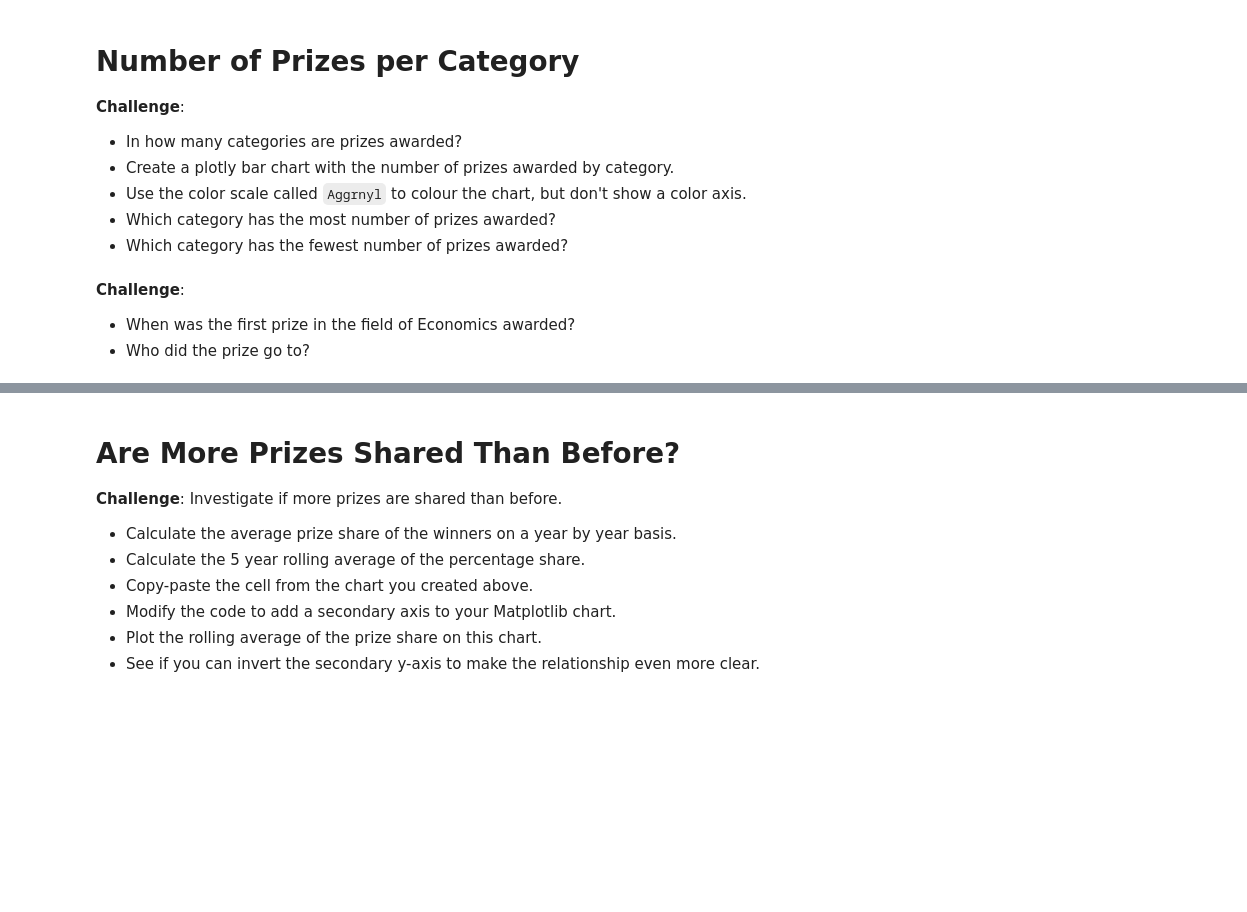
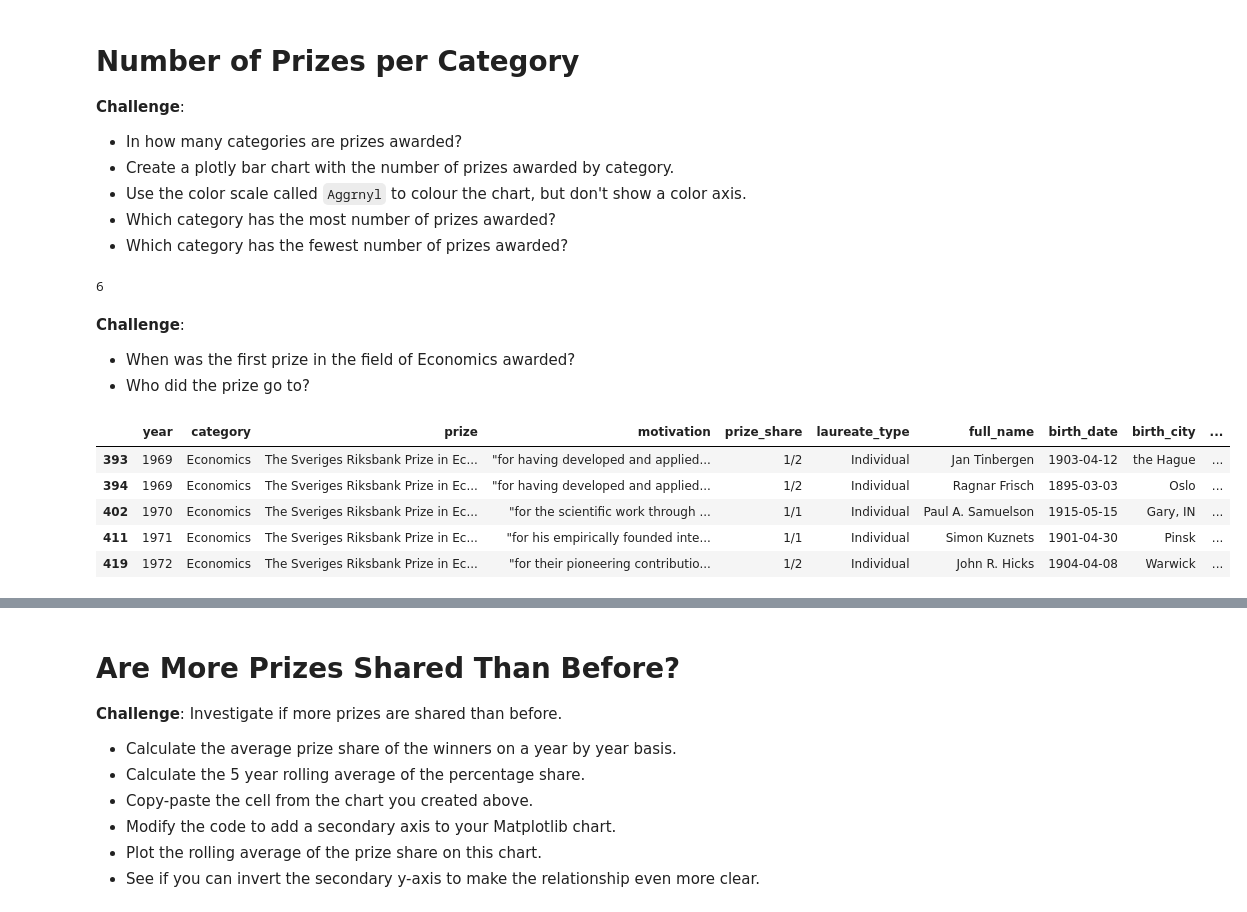
Before and after one commit to bluescreenlife/100-days-of-code, a Jupyter notebook: day_79_nobel_prize_data/Nobel_Prize_Analysis_(start).ipynb, the cells around one changed output, grey strips where cells are left out. Drawn from its saved outputs; the diff is of its cells as text; code cells hidden in the pictures; blank space fills up the shorter version.

```diff
--- a/day_79_nobel_prize_data/Nobel_Prize_Analysis_(start).ipynb
+++ b/day_79_nobel_prize_data/Nobel_Prize_Analysis_(start).ipynb
@@ -222,3 +280,8 @@ df_data.sample(5)
 * Use the color scale called `Aggrnyl` to colour the chart, but don't show a color axis.
 * Which category has the most number of prizes awarded?
 * Which category has the fewest number of prizes awarded?
+# %%
+df_data.category.nunique()
+# 6 categories
+# %% [output]
+6
@@ -226,6 +301,17 @@ df_data.sample(5)
 **Challenge**:
 * When was the first prize in the field of Economics awarded?
 * Who did the prize go to?
+# %%
+economics = df_data[df_data.category == 'Economics'].sort_values('year', ascending=True)
+economics.head()
+# first economics prize was 1969, awarded to Jan Tinbergen
+# %% [output]
+|  | year | category | prize | motivation | prize_share | laureate_type | full_name | birth_date | birth_city | ... |
+| 393 | 1969 | Economics | The Sveriges Riksbank Prize in Ec... | "for having developed and applied... | 1/2 | Individual | Jan Tinbergen | 1903-04-12 | the Hague | ... |
+| 394 | 1969 | Economics | The Sveriges Riksbank Prize in Ec... | "for having developed and applied... | 1/2 | Individual | Ragnar Frisch | 1895-03-03 | Oslo | ... |
+| 402 | 1970 | Economics | The Sveriges Riksbank Prize in Ec... | "for the scientific work through ... | 1/1 | Individual | Paul A. Samuelson | 1915-05-15 | Gary, IN | ... |
+| 411 | 1971 | Economics | The Sveriges Riksbank Prize in Ec... | "for his empirically founded inte... | 1/1 | Individual | Simon Kuznets | 1901-04-30 | Pinsk | ... |
+| 419 | 1972 | Economics | The Sveriges Riksbank Prize in Ec... | "for their pioneering contributio... | 1/2 | Individual | John R. Hicks | 1904-04-08 | Warwick | ... |
 # %% [markdown]
 # Male and Female Winners by Category
 
```
Also changed, not shown: parts of 10 cells of this notebook.
